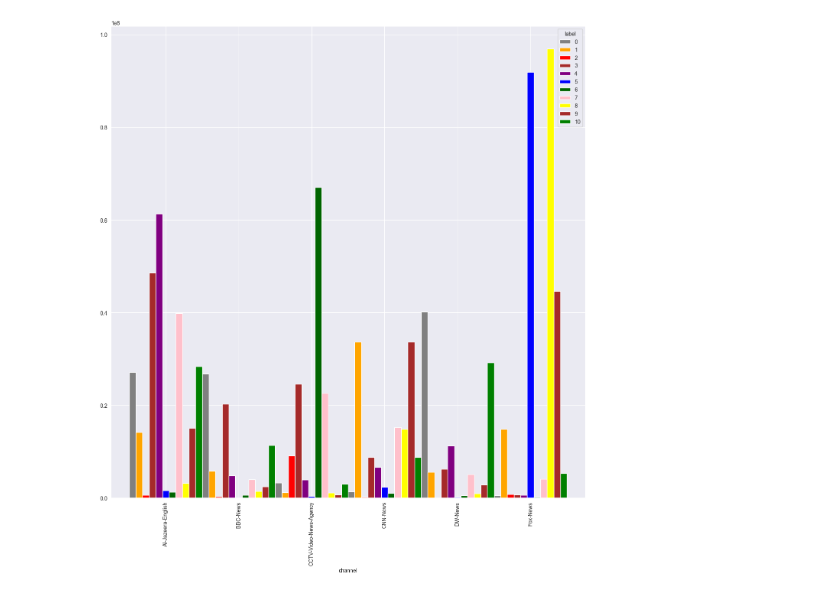
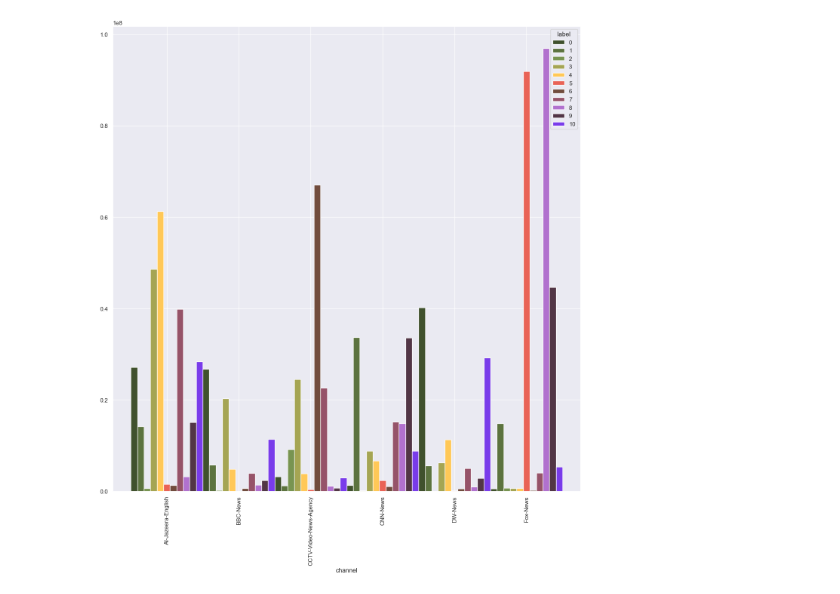
Before and after one commit to PaulKnopf/NLP-Clustering-News-Outlets, a Jupyter notebook: src/visualize_group_distribution.ipynb, the cells around one changed output. Saved outputs shown, nothing was run; the diff lists cells and outputs as text; code cells hidden in the pictures.

```diff
--- a/src/visualize_group_distribution.ipynb
+++ b/src/visualize_group_distribution.ipynb
@@ -4,6 +4,8 @@ import pandas as pd
 import matplotlib.pyplot as plt
 import seaborn
 from datasets import Dataset
+# %%
+colors_set = ['#40512D', '#5C733F', '#789451', '#A5A553', '#FFC857', '#E96356', '#714C3D', '#965369', '#B171CE', '#523646', '#793CEA']
 # %%
 # load data
 videos = Dataset.load_from_disk('../data/videos')
@@ -15,14 +17,14 @@ df['label'] = labels
 # %%
 seaborn.set()
 ag = df.groupby(['channel','label']).sum().unstack()
 ag.columns = ag.columns.droplevel()
 
 ag.plot(kind='bar',
         # colormap=cm.Accent,
         width=1,
         figsize=(16,16),
-        color=['grey', 'orange', 'red', 'brown', 'purple', 'blue', 'darkgreen', 'pink', 'yellow', 'brown', 'green']
+        color=colors_set
         )
 plt.show()
 # %% [output]
-[figure, old version]
+[figure, new version]
```
Also changed, not shown: 4 other files.
